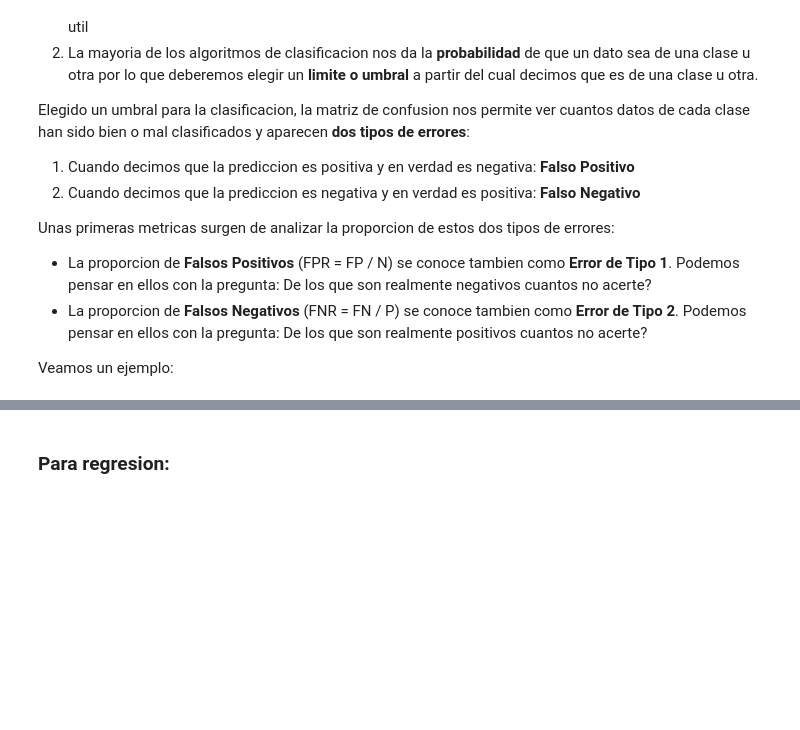
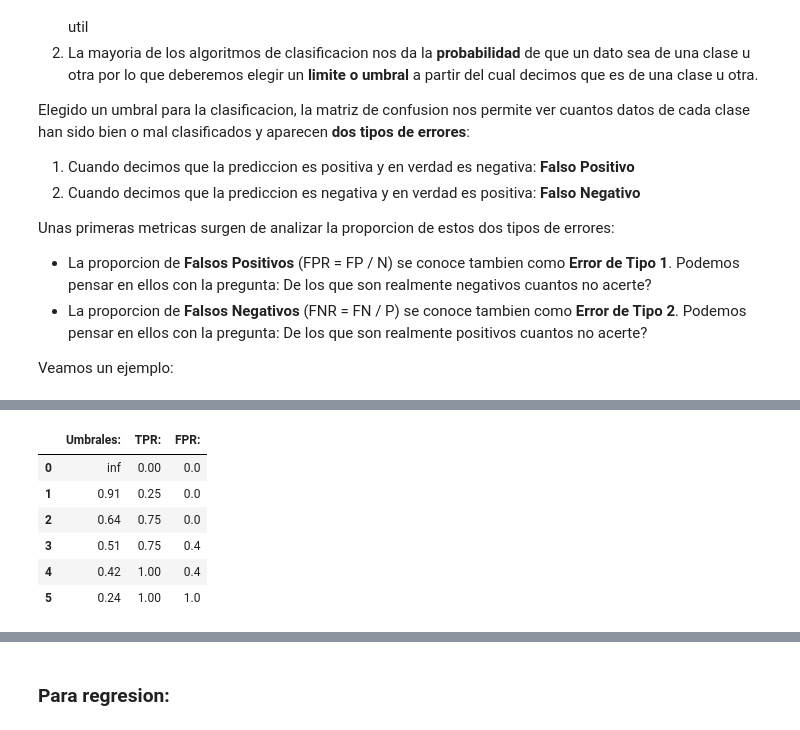
Before and after one commit to amiune/freecodingtour, a Jupyter notebook: cursos/espanol/datascience/6_metricas.ipynb, the cells around one changed output, grey strips where cells are left out. Cells and saved outputs as stored; diff of their text form; code cells hidden in the pictures; blank space fills up the shorter version.

```diff
--- a/cursos/espanol/datascience/6_metricas.ipynb
+++ b/cursos/espanol/datascience/6_metricas.ipynb
@@ -137,0 +140,12 @@ print("AUC:", auc)
+# %%
+import pandas as pd
+fpr, tpr, thresholds = metrics.roc_curve(y_verdadero, y_prob, pos_label="maligno")
+pd.DataFrame({"Umbrales:":thresholds,"TPR:":tpr,"FPR:":fpr})
+# %% [output]
+|  | Umbrales: | TPR: | FPR: |
+| 0 | inf | 0.00 | 0.0 |
+| 1 | 0.91 | 0.25 | 0.0 |
+| 2 | 0.64 | 0.75 | 0.0 |
+| 3 | 0.51 | 0.75 | 0.4 |
+| 4 | 0.42 | 1.00 | 0.4 |
+| 5 | 0.24 | 1.00 | 1.0 |
```
Also changed, not shown: parts of 5 cells of this notebook, 3 other files.
